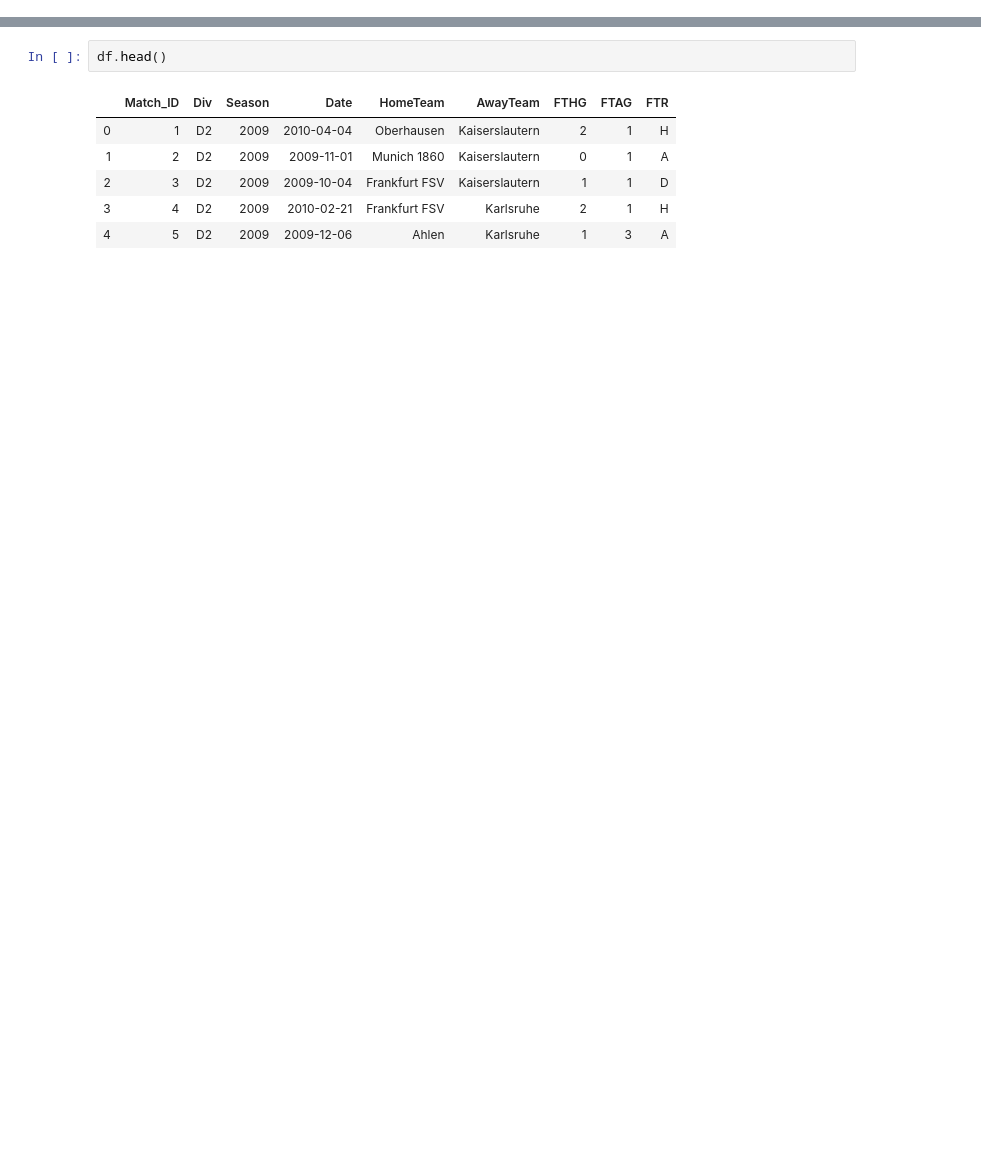
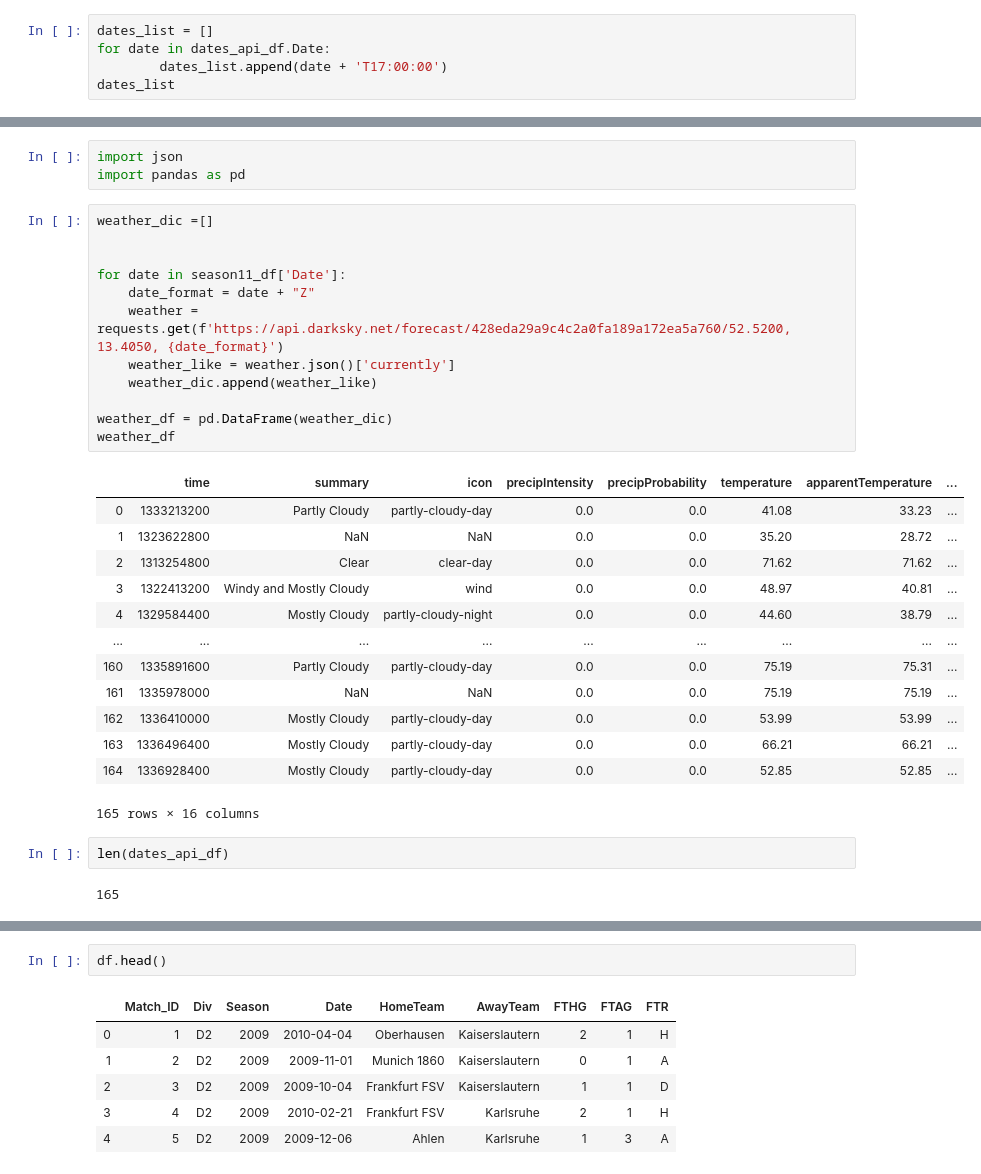
Before and after one commit to laurasuchomska/Project-2, a Jupyter notebook: Project Delphi.ipynb, the cells around one changed output, grey strips where cells are left out. Cells and saved outputs as stored; diff of their text form; blank space fills up the shorter version.

```diff
--- a/Project Delphi.ipynb
+++ b/Project Delphi.ipynb
@@ -9,0 +257,5 @@ df.columns = (x[0] for x in cur.description)
+# %%
+dates_list = []
+for date in dates_api_df.Date:
+        dates_list.append(date + 'T17:00:00')
+dates_list
@@ -9,0 +280,33 @@ df.columns = (x[0] for x in cur.description)
+# %%
+import json
+import pandas as pd
+# %%
+weather_dic =[]
+
+
+for date in season11_df['Date']:
+    date_format = date + "Z"
+    weather = requests.get(f'https://api.darksky.net/forecast/428eda29a9c4c2a0fa189a172ea5a760/52.5200, 13.4050, {date_format}')
+    weather_like = weather.json()['currently']
+    weather_dic.append(weather_like)
+
+weather_df = pd.DataFrame(weather_dic)
+weather_df
+# %% [output]
+|  | time | summary | icon | precipIntensity | precipProbability | temperature | apparentTemperature | ... |
+| 0 | 1333213200 | Partly Cloudy | partly-cloudy-day | 0.0 | 0.0 | 41.08 | 33.23 | ... |
+| 1 | 1323622800 | NaN | NaN | 0.0 | 0.0 | 35.20 | 28.72 | ... |
+| 2 | 1313254800 | Clear | clear-day | 0.0 | 0.0 | 71.62 | 71.62 | ... |
+| 3 | 1322413200 | Windy and Mostly Cloudy | wind | 0.0 | 0.0 | 48.97 | 40.81 | ... |
+| 4 | 1329584400 | Mostly Cloudy | partly-cloudy-night | 0.0 | 0.0 | 44.60 | 38.79 | ... |
+| ... | ... | ... | ... | ... | ... | ... | ... | ... |
+| 160 | 1335891600 | Partly Cloudy | partly-cloudy-day | 0.0 | 0.0 | 75.19 | 75.31 | ... |
+| 161 | 1335978000 | NaN | NaN | 0.0 | 0.0 | 75.19 | 75.19 | ... |
+| 162 | 1336410000 | Mostly Cloudy | partly-cloudy-day | 0.0 | 0.0 | 53.99 | 53.99 | ... |
+| 163 | 1336496400 | Mostly Cloudy | partly-cloudy-day | 0.0 | 0.0 | 66.21 | 66.21 | ... |
+| 164 | 1336928400 | Mostly Cloudy | partly-cloudy-day | 0.0 | 0.0 | 52.85 | 52.85 | ... |
+165 rows × 16 columns
+# %%
+len(dates_api_df)
+# %% [output]
+165
```
Also changed, not shown: parts of 68 cells of this notebook, 1 other file.
